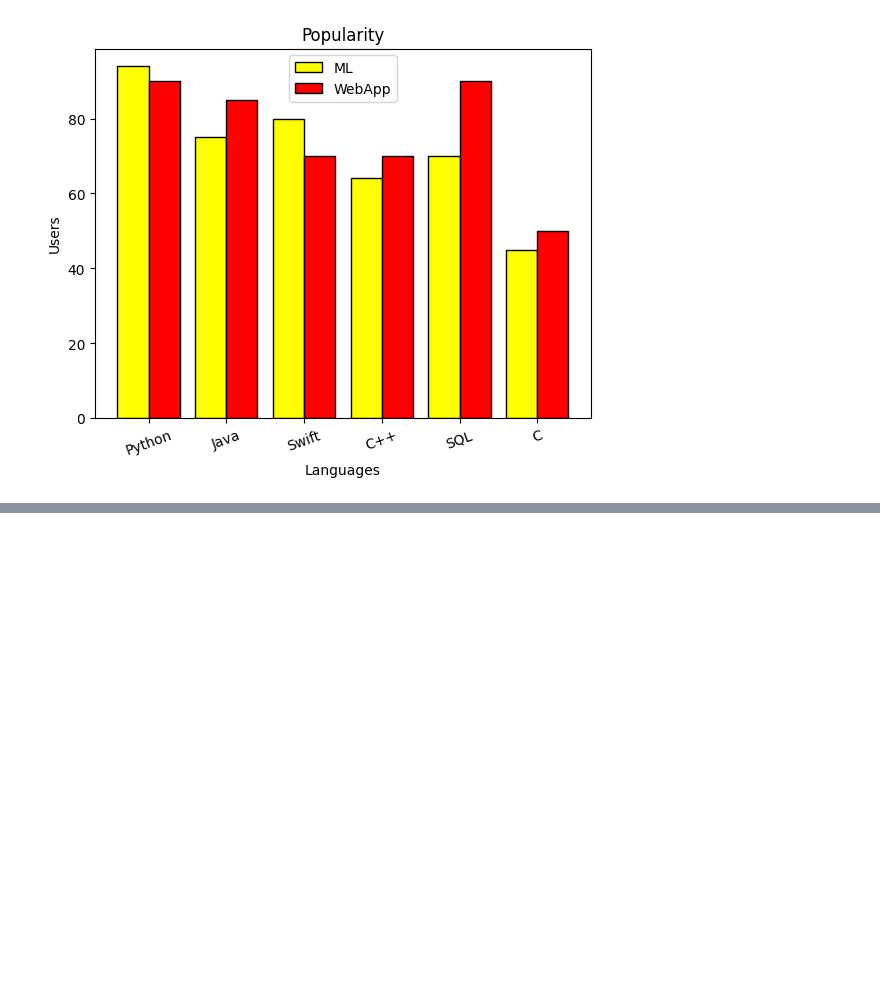
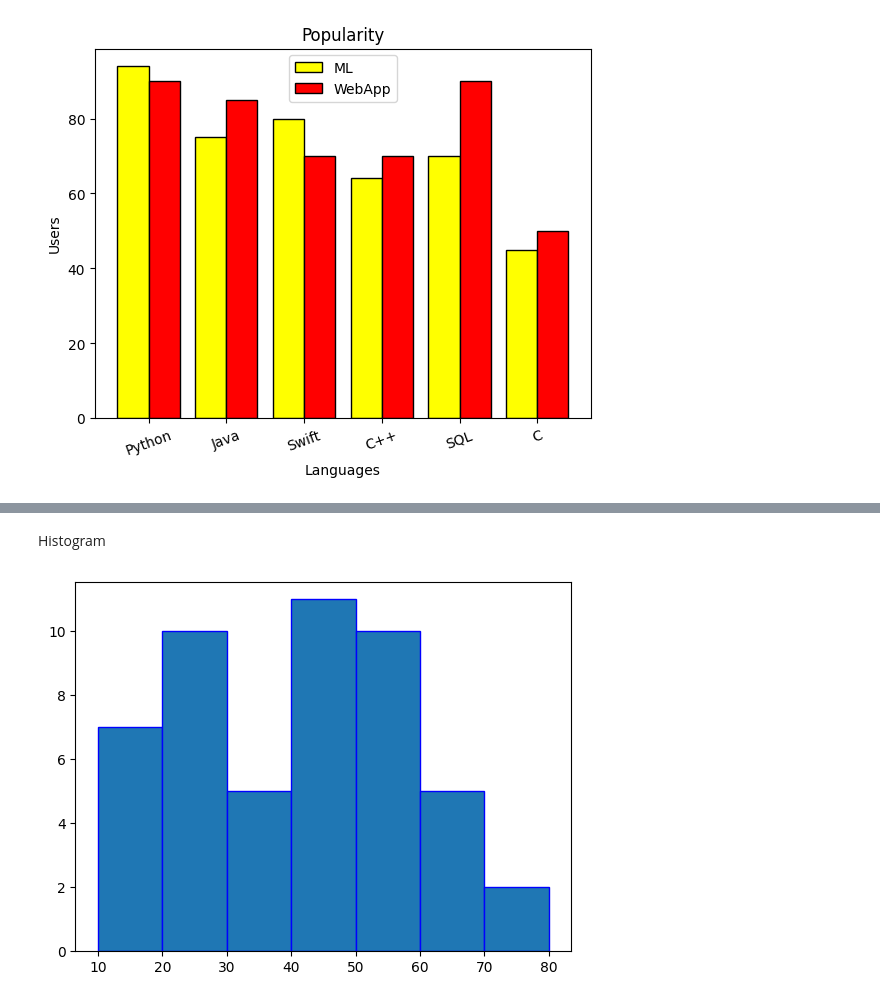
Before and after one commit to Saif-Ur-Rehman99/data-visualization, a Jupyter notebook: graphs.ipynb, the cells around one changed output, grey strips where cells are left out. Cells and saved outputs as stored; diff of their text form; code cells hidden in the pictures; blank space fills up the shorter version.

```diff
--- a/graphs.ipynb
+++ b/graphs.ipynb
@@ -64,0 +119,20 @@ plt.show()
+# %% [markdown]
+Histogram
+# %%
+
+# import random
+# nums = np.random.randint(10,75,(50))
+# print(nums)
+
+num = [27, 28, 74, 74, 26, 53, 52, 58, 27, 42, 27, 60, 47, 43, 69, 56, 60, 45, 44, 57, 54, 13, 46, 57, 59, 20, 32, 42, 52, 27, 61, 26, 16, 35,
+    14, 38, 47, 16, 34, 62, 41, 22, 13, 47, 54, 29, 11, 32, 44, 17]
+
+length=[10,20,30,40,50,60,70,80] # Range
+
+plt.hist(num, edgecolor='blue', bins=length)
+plt.show()
+
+# histtype = step, stepfilled, barstacked
+# orientation = horizontal, vertical
+# %% [output]
+[figure, added]
```
Also changed, not shown: parts of 14 cells of this notebook.
